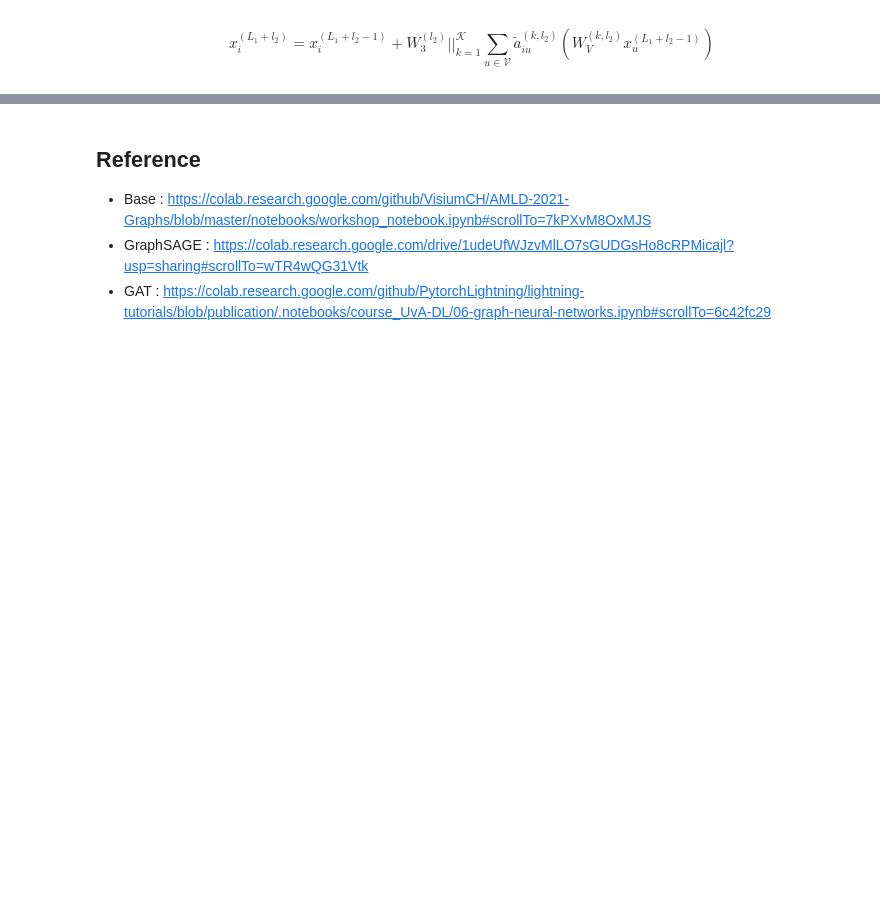
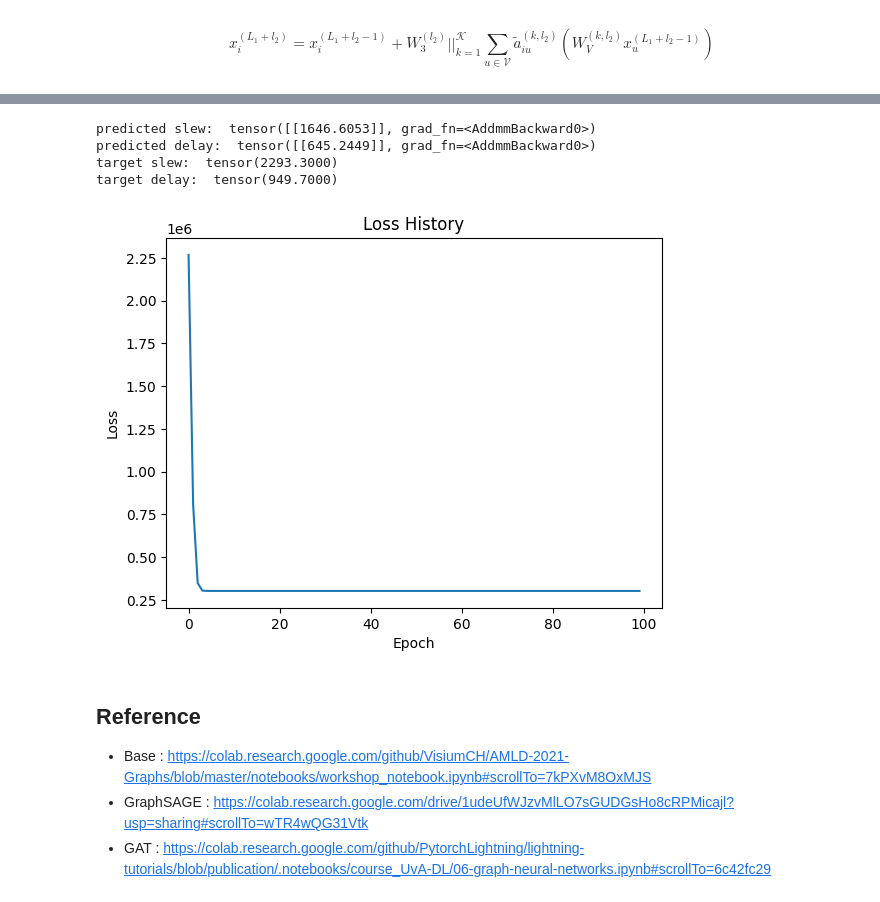
Before and after one commit to Dinple/CSE245HW, a Jupyter notebook: project/gnntrans.ipynb, the cells around one changed output, grey strips where cells are left out. Drawn from its saved outputs; the diff is of its cells as text; code cells hidden in the pictures; blank space fills up the shorter version.

Commit message:
gnntrans running

```diff
--- a/project/gnntrans.ipynb
+++ b/project/gnntrans.ipynb
@@ -3,6 +3,7 @@ import torch
 import torch.nn as nn
 from torch import Tensor
 from torch.nn import Sequential, Linear, ReLU, Softmax
+from torch.nn import functional as F
 from scipy.sparse import random
 from scipy import stats
 from numpy.random import default_rng
@@ -15,6 +16,8 @@ from gmm import GMM
 # from PySpice.Spice.Netlist import Circuit, SubCircuit, SubCircuitFactory
 # from PySpice.Unit import *
 # from PySpice.Spice.NgSpice.Shared import NgSpiceShared
+# mps_device = torch.device("mps")
+mps_device = torch.device("cpu")
 # %% [markdown]
 | Type | Value                          | Type | Value                              |
 |------|--------------------------------|------|------------------------------------|
@@ -329,0 +376,24 @@ Delay Shape:  torch.Size([1, 1])
+# %%
+import numpy as np
+import os
+
+# extract sample from path
+SAMPLE_DIR = "./sample/"
+
+# extract sample from path
+label_delay = np.load(os.path.join(SAMPLE_DIR, "NumPath10000_NumStage8_label_delay.npy"))
+label_delay = torch.from_numpy(label_delay)
+label_delay = label_delay.to(torch.float32).to(mps_device)
+label_slew = np.load(os.path.join(SAMPLE_DIR, "NumPath10000_NumStage8_label_slew.npy"))
+label_slew = torch.from_numpy(label_slew)
+label_slew = label_slew.to(torch.float32).to(mps_device)
+all_node_feature = np.load(os.path.join(SAMPLE_DIR, "NumPath10000_NumStage8_node_features.npy"))
+all_node_feature = torch.from_numpy(all_node_feature).to(torch.float32).to(mps_device)
+all_path_feature = np.load(os.path.join(SAMPLE_DIR, "NumPath10000_NumStage8_path_features.npy"))
+all_path_feature = np.expand_dims(all_path_feature, axis=1)
+all_path_feature = torch.from_numpy(all_path_feature).to(torch.float32).to(mps_device)
+
+print("label_delay Shape: ", label_delay.shape)
+print("label_slew Shape: ", label_slew.shape)
+print("node_feature Shape: ", all_node_feature.shape)
+print("path_feature Shape: ", all_path_feature.shape)
@@ -329,0 +499,10 @@ Delay Shape:  torch.Size([1, 1])
+# %%
+# path_indices should be a 3D tensor of (10000, 1, 9) containing the indices of the nodes in the path
+all_path_indices = np.zeros((num_samples, num_path, num_node))
+for i in range(num_samples):
+    all_path_indices[i][0] = np.arange(num_node)
+
+print(all_path_indices.shape)
+# to torch tensor with type int32
+all_path_indices = torch.from_numpy(all_path_indices)
+all_path_indices = all_path_indices.type(torch.int32).to(mps_device)
@@ -330,3 +576,45 @@ Delay Shape:  torch.Size([1, 1])
+# %%
+# reload the model
+GNN = GNNtrans(num_node, num_node_features, num_path_features)
+GNN.load_state_dict(torch.load("GNNtrans.pt"))
+
+# test the model
+test_idx = 0
+test_node_feature = all_node_feature[test_idx]
+test_edge_index = all_edge_index[test_idx]
+test_edge_weight = all_edge_weight[test_idx]
+test_path_idx = all_path_indices[test_idx]
+test_path_feature = all_path_feature[test_idx]
+test_slew_target = label_slew[test_idx]
+test_delay_target = label_delay[test_idx]
+
+test_slew, test_delay = GNN(
+    test_node_feature,
+    test_edge_index,
+    test_edge_weight,
+    test_path_idx,
+    test_path_feature,
+)
+
+print("predicted slew: ", test_slew)
+print("predicted delay: ", test_delay)
+print("target slew: ", test_slew_target)
+print("target delay: ", test_delay_target)
+# %% [output]
+predicted slew:  tensor([[1646.6053]], grad_fn=<AddmmBackward0>)
+predicted delay:  tensor([[645.2449]], grad_fn=<AddmmBackward0>)
+target slew:  tensor(2293.3000)
+target delay:  tensor(949.7000)
+# %%
+from matplotlib import pyplot as plt
+# plot the loss history
+plt.plot(loss_history)
+plt.xlabel("Epoch")
+plt.ylabel("Loss")
+plt.title("Loss History")
+plt.show()
+# %% [output]
+[figure, added]
 # %% [markdown]
 ## Reference
 - Base : https://colab.research.google.com/github/VisiumCH/AMLD-2021-Graphs/blob/master/notebooks/workshop_notebook.ipynb#scrollTo=7kPXvM8OxMJS
```
Also changed, not shown: parts of 15 cells of this notebook, 11 other files.
